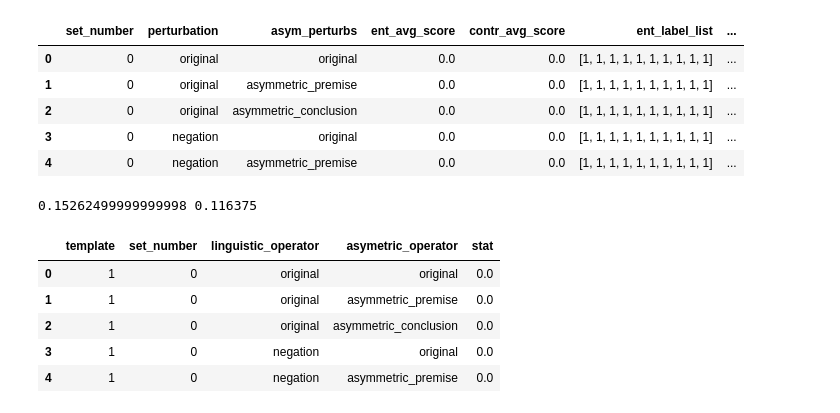
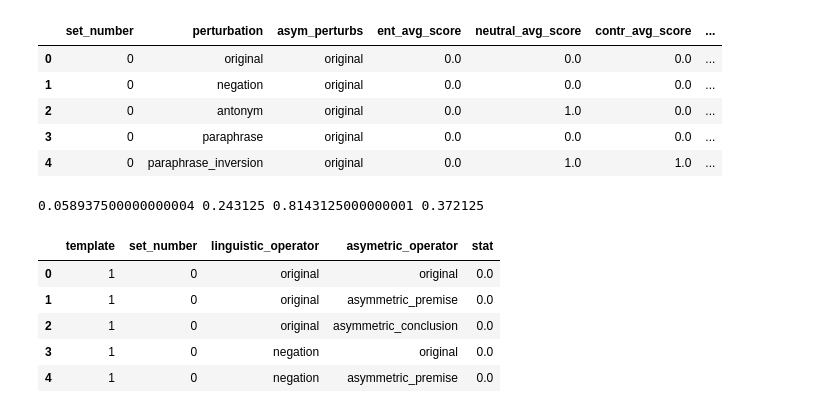
Before and after one commit to shaoxia57/common_sense_embedding_analysis, a Jupyter notebook: plot_nbs/Generate_Plots_Entailment_BART.ipynb, the cells around one changed output. Drawn from its saved outputs; the diff is of its cells as text; code cells hidden in the pictures.

```diff
--- a/plot_nbs/Generate_Plots_Entailment_BART.ipynb
+++ b/plot_nbs/Generate_Plots_Entailment_BART.ipynb
@@ -35,15 +32,22 @@ for file in config_files:
     full_path = config_dir + file
     with open(full_path) as f:
         configs.append(json.load(f))
+# %%
+def average_scores(row):
+    return (row["ent_avg_score"] + row["neutral_avg_score"] + row["contr_avg_score"])/3
+# %%
+for i in range(len(data)):
+    data[i]["avg_score"] = data[i].apply(lambda row: average_scores(row),
+                                         axis=1)
 # %%
-data[0].head()
+data[3].head()
 # %% [output]
-|  | set_number | perturbation | asym_perturbs | ent_avg_score | contr_avg_score | ent_label_list | ... |
-| 0 | 0 | original | original | 0.0 | 0.0 | [1, 1, 1, 1, 1, 1, 1, 1, 1, 1] | ... |
-| 1 | 0 | original | asymmetric_premise | 0.0 | 0.0 | [1, 1, 1, 1, 1, 1, 1, 1, 1, 1] | ... |
-| 2 | 0 | original | asymmetric_conclusion | 0.0 | 0.0 | [1, 1, 1, 1, 1, 1, 1, 1, 1, 1] | ... |
-| 3 | 0 | negation | original | 0.0 | 0.0 | [1, 1, 1, 1, 1, 1, 1, 1, 1, 1] | ... |
-| 4 | 0 | negation | asymmetric_premise | 0.0 | 0.0 | [1, 1, 1, 1, 1, 1, 1, 1, 1, 1] | ... |
+|  | set_number | perturbation | asym_perturbs | ent_avg_score | neutral_avg_score | contr_avg_score | ... |
+| 0 | 0 | original | original | 0.0 | 0.0 | 0.0 | ... |
+| 1 | 0 | negation | original | 0.0 | 0.0 | 0.0 | ... |
+| 2 | 0 | antonym | original | 0.0 | 1.0 | 0.0 | ... |
+| 3 | 0 | paraphrase | original | 0.0 | 0.0 | 0.0 | ... |
+| 4 | 0 | paraphrase_inversion | original | 0.0 | 1.0 | 1.0 | ... |
 # %%
 ent_sep_dict = {
                       "template" : [],
@@ -116,9 +180,9 @@ contr_sep_df = pd.DataFrame.from_dict(contr_sep_dict)
 ent_merged_df = pd.DataFrame.from_dict(ent_merged_dict)
 contr_merged_df = pd.DataFrame.from_dict(contr_merged_dict)
 # %%
-print(ent_sep_df["stat"].mean(), contr_sep_df["stat"].mean())
+print(ent_sep_df["stat"].mean(), contr_sep_df["stat"].mean(), neutr_sep_df["stat"].mean(), all_sep_df["stat"].mean())
 # %% [output]
-0.15262499999999998 0.116375
+0.058937500000000004 0.243125 0.8143125000000001 0.372125
 # %%
 ent_sep_df.head()
 # %% [output]
```
Also changed, not shown: parts of 4 cells of this notebook, 2 other files.
